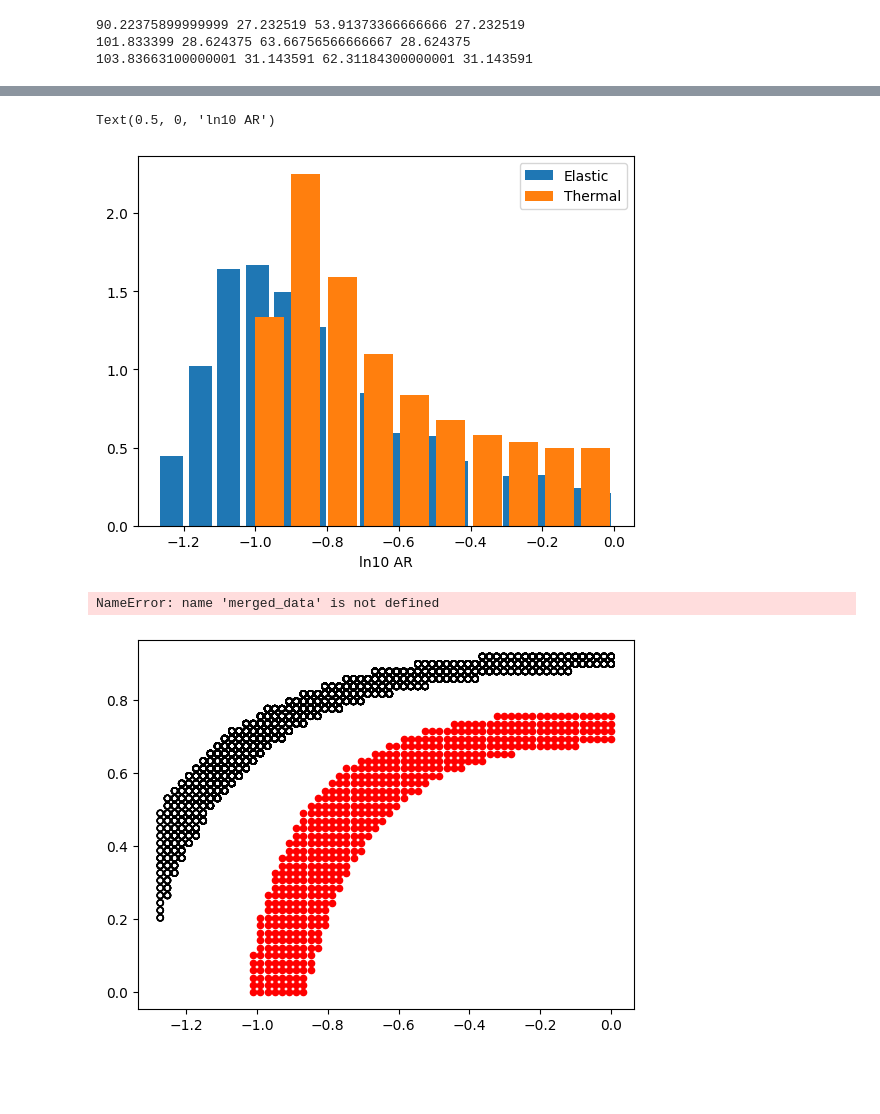
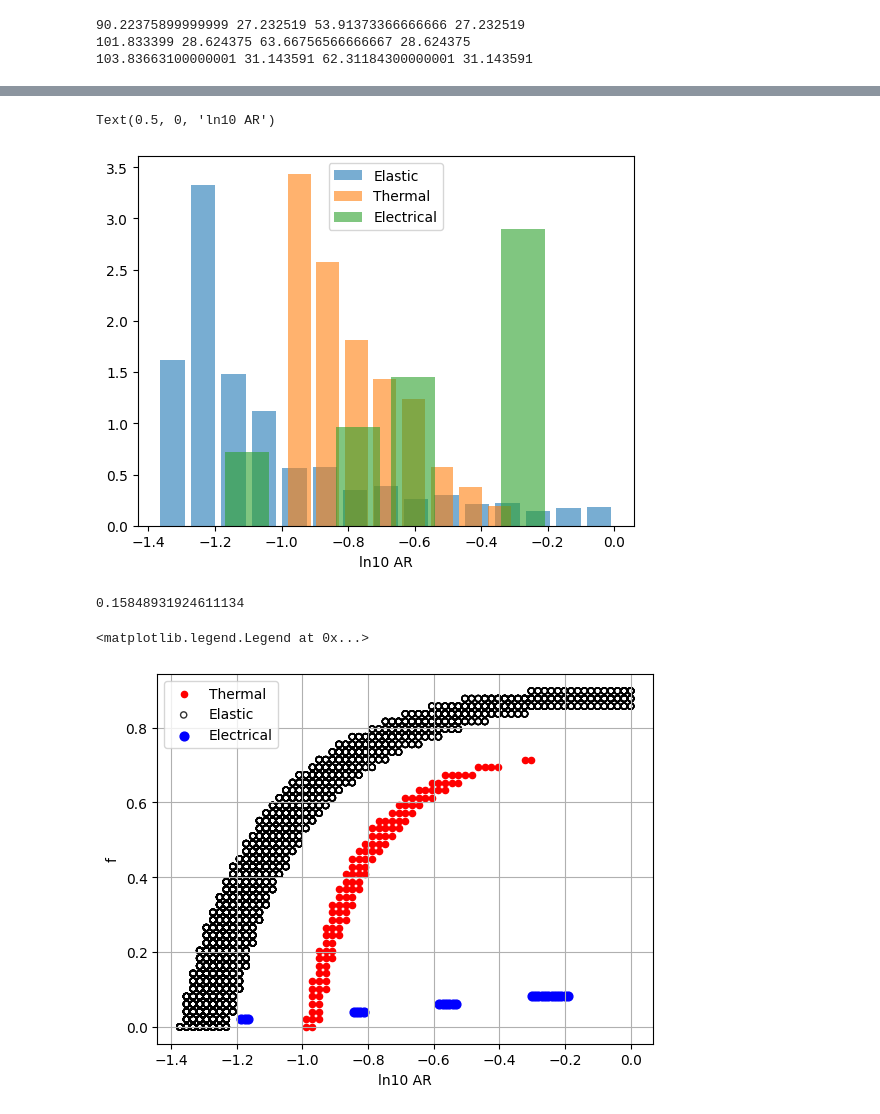
Before and after one commit to MariiaKalinina/Elasticity, a Jupyter notebook: Permeability_from_TC.ipynb, the cells around one changed output, grey strips where cells are left out. Cells and saved outputs as stored; diff of their text form; code cells hidden in the pictures; blank space fills up the shorter version.

```diff
--- a/Permeability_from_TC.ipynb
+++ b/Permeability_from_TC.ipynb
@@ -1707,5 +1714,5 @@ plt.ylim(0, 10)
 # %%
-error = 5
+error = 7
 # %%
 selected_row_air = result_air[(abs(result_air['Diff TC air']) <= error)]
 selected_row_air[:5]
@@ -2414,15 +2423,22 @@ merged_data_elastic[:5]
 # %%
 plt.hist(np.log10(merged_data_elastic["AR inclusion"]), bins="sturges", density=True,
-         histtype='barstacked', rwidth=0.8, label='Elastic')
+         histtype='barstacked', rwidth=0.8, alpha=0.6, label='Elastic')
 
 plt.hist(np.log10(merged_data_tc["AR inclusion"]), bins="sturges", density=True,
-         histtype='barstacked', rwidth=0.8, label='Thermal')
+         histtype='barstacked', rwidth=0.8, alpha=0.6, label='Thermal')
+
+plt.hist(np.log10(merged_data["AR inclusion"]), bins="sturges", density=True,
+         histtype='barstacked', rwidth=0.8, alpha=0.6, label='Electrical')
 
 plt.legend()
 plt.xlabel('ln10 AR')
 # %% [output]
 Text(0.5, 0, 'ln10 AR')
-[figure, old version]
+[figure, new version]
+# %%
+10**-0.8
+# %% [output]
+0.15848931924611134
 # %%
 plt.scatter(np.log10(merged_data_tc["AR inclusion"]),  merged_data_tc["f"], color='red', s=20, label='Thermal')
 
@@ -2441,5 +2457,5 @@ plt.legend()
 
 # plt.ylim(0, 0.2)
 # %% [output]
-NameError: name 'merged_data' is not defined
+<matplotlib.legend.Legend at 0x...>
-[figure, old version]
+[figure, new version]
```
Also changed, not shown: parts of 31 cells of this notebook.
